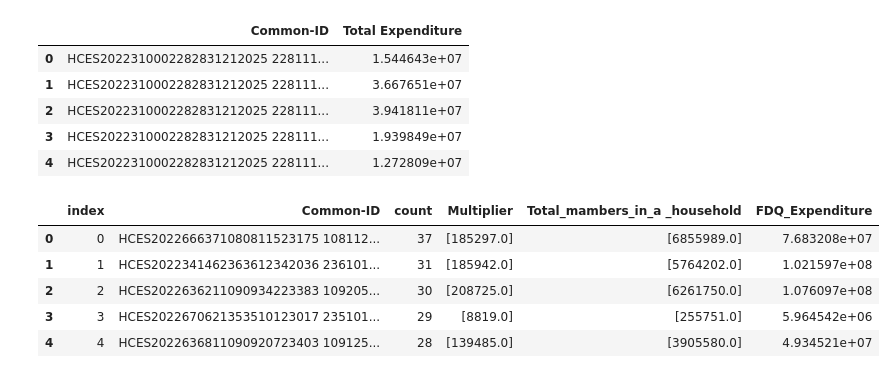
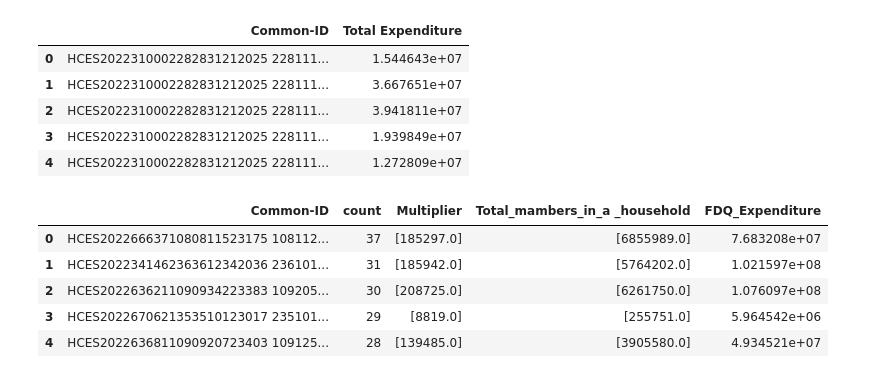
Before and after one commit to yogendrasinghyadav/Hces_data_persentage_trail, a Jupyter notebook: data.ipynb, the cells around one changed output. Saved outputs shown, nothing was run; the diff lists cells and outputs as text; code cells hidden in the pictures.

```diff
--- a/data.ipynb
+++ b/data.ipynb
@@ -407,6 +427,5 @@ mult_lvl_2
 # %%
 mult_lvl_2['real_count'] = mult_lvl_2['count']*mult_lvl_2['Multiplier']
-mult_lvl_2 = mult_lvl_2.drop(['index'],axis=1)
 mult_lvl_2
 # %% [output]
 |  | Common-ID | count | Multiplier | real_count |
@@ -496,18 +515,18 @@ DGQ_new_m.reset_index().head(5)
 | 4 | HCES2022310002282831212025 228111... | 1.272809e+07 |
 # %%
 
-m_fdq_m = mult_lvl_2.merge(FDQ_new_m, on='Common-ID', how='left').fillna(0).reset_index()
+m_fdq_m = mult_lvl_2.merge(FDQ_new_m, on='Common-ID', how='left').fillna(0)
 m_fdq_m_rnme = m_fdq_m.rename(columns={'real_count':'Total_mambers_in_a _household'})
 m_fdq_m_rnme = m_fdq_m_rnme.rename(columns={'Total Expenditure':'FDQ_Expenditure'})
 m_fdq_m_rnme = m_fdq_m_rnme.rename(columns={'Common-ID':'Common-ID'})
 m_fdq_m_rnme.head(5)
 # %% [output]
-|  | index | Common-ID | count | Multiplier | Total_mambers_in_a _household | FDQ_Expenditure |
-| 0 | 0 | HCES2022666371080811523175 108112... | 37 | [185297.0] | [6855989.0] | 7.683208e+07 |
-| 1 | 1 | HCES2022341462363612342036 236101... | 31 | [185942.0] | [5764202.0] | 1.021597e+08 |
-| 2 | 2 | HCES2022636211090934223383 109205... | 30 | [208725.0] | [6261750.0] | 1.076097e+08 |
-| 3 | 3 | HCES2022670621353510123017 235101... | 29 | [8819.0] | [255751.0] | 5.964542e+06 |
-| 4 | 4 | HCES2022636811090920723403 109125... | 28 | [139485.0] | [3905580.0] | 4.934521e+07 |
+|  | Common-ID | count | Multiplier | Total_mambers_in_a _household | FDQ_Expenditure |
+| 0 | HCES2022666371080811523175 108112... | 37 | [185297.0] | [6855989.0] | 7.683208e+07 |
+| 1 | HCES2022341462363612342036 236101... | 31 | [185942.0] | [5764202.0] | 1.021597e+08 |
+| 2 | HCES2022636211090934223383 109205... | 30 | [208725.0] | [6261750.0] | 1.076097e+08 |
+| 3 | HCES2022670621353510123017 235101... | 29 | [8819.0] | [255751.0] | 5.964542e+06 |
+| 4 | HCES2022636811090920723403 109125... | 28 | [139485.0] | [3905580.0] | 4.934521e+07 |
 # %%
 m_csq_m = m_fdq_m_rnme.merge(CSQ_new_m, on='Common-ID', how='left').fillna(0)
 m_csq_m_rnme = m_csq_m.rename(columns={'Total Expenditure':'CSQ_Expenditure'})
```
Also changed, not shown: parts of 61 cells of this notebook.
